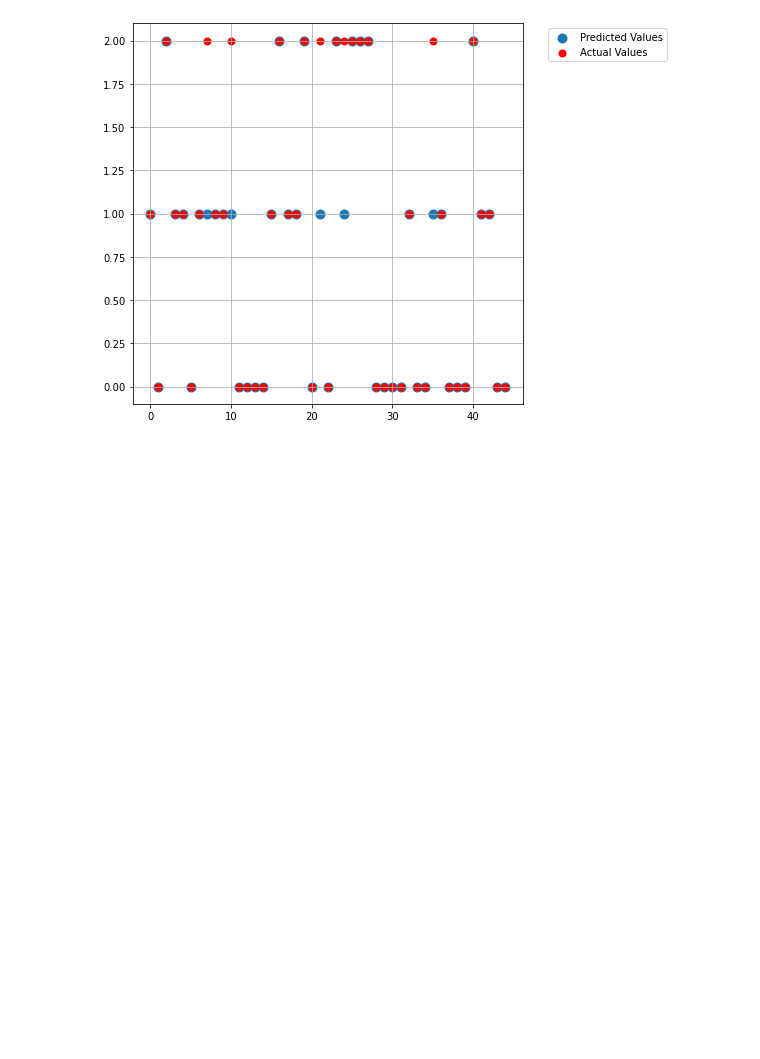
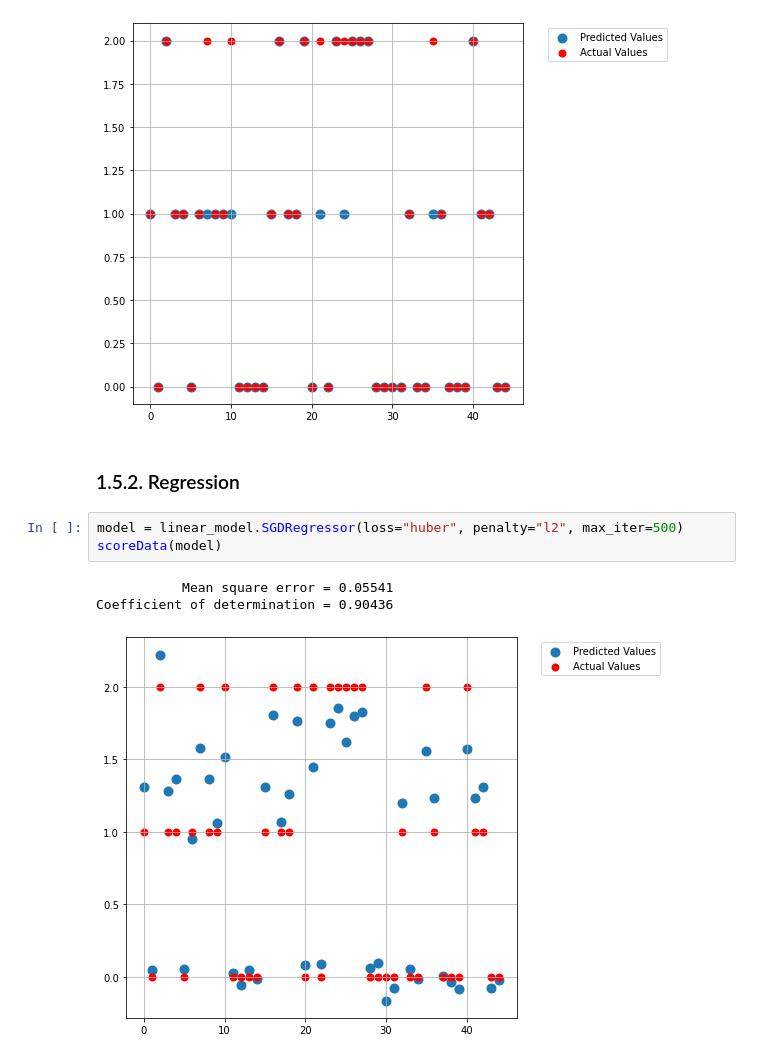
Before and after one commit to solothinker/ML-DL-Xperiments, a Jupyter notebook: Iris-Xperiments/Iris_Data.ipynb, the cells around one changed output. Drawn from its saved outputs; the diff is of its cells as text; blank space fills up the shorter version.

```diff
--- a/Iris-Xperiments/Iris_Data.ipynb
+++ b/Iris-Xperiments/Iris_Data.ipynb
@@ -665,3 +665,12 @@ scoreData(model)
            Mean square error = 0.11111
 Coefficient of determination = 0.79433
 [figure]
+# %% [markdown]
+### 1.5.2. Regression
+# %%
+model = linear_model.SGDRegressor(loss="huber", penalty="l2", max_iter=500)
+scoreData(model)
+# %% [output]
+           Mean square error = 0.05541
+Coefficient of determination = 0.90436
+[figure, added]
```
Also changed, not shown: parts of 6 cells of this notebook.
